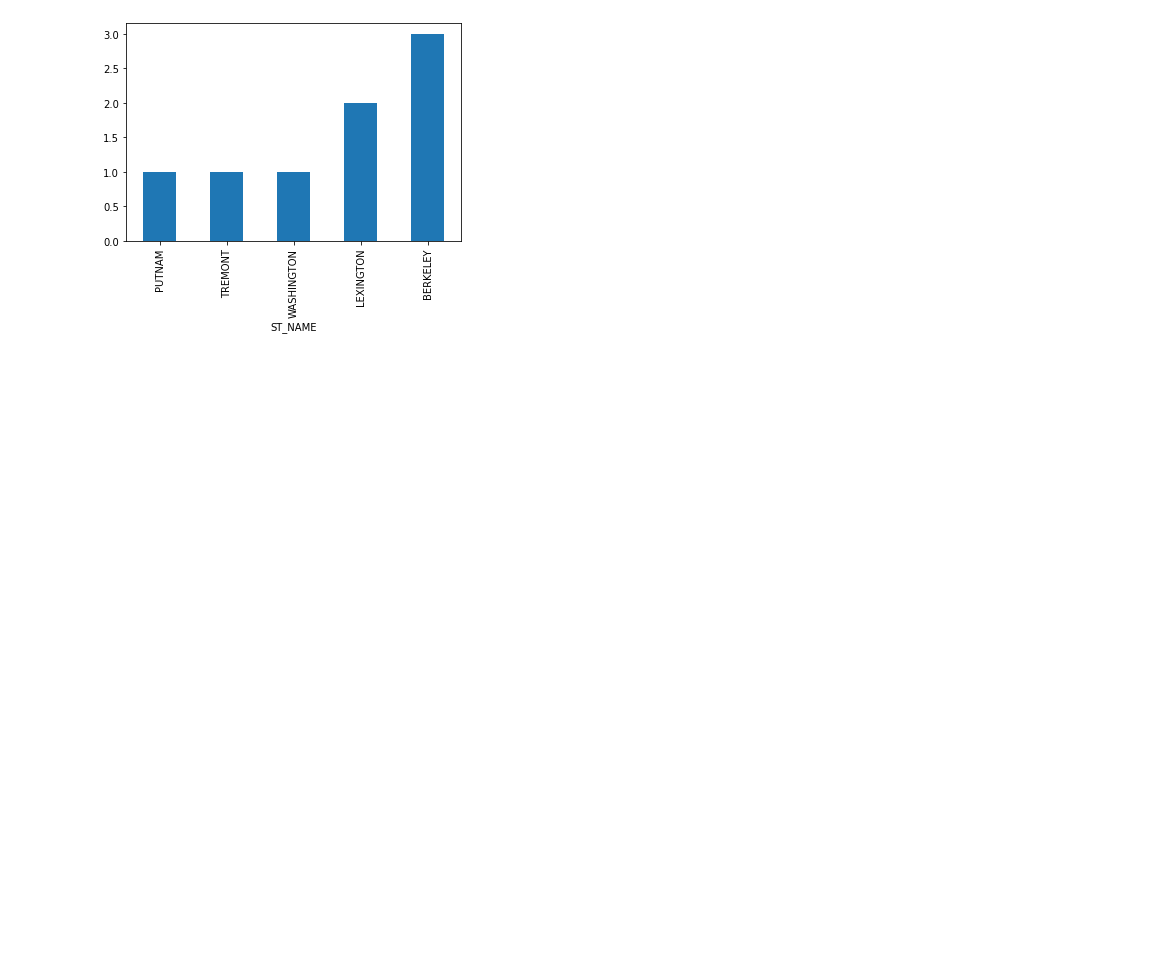
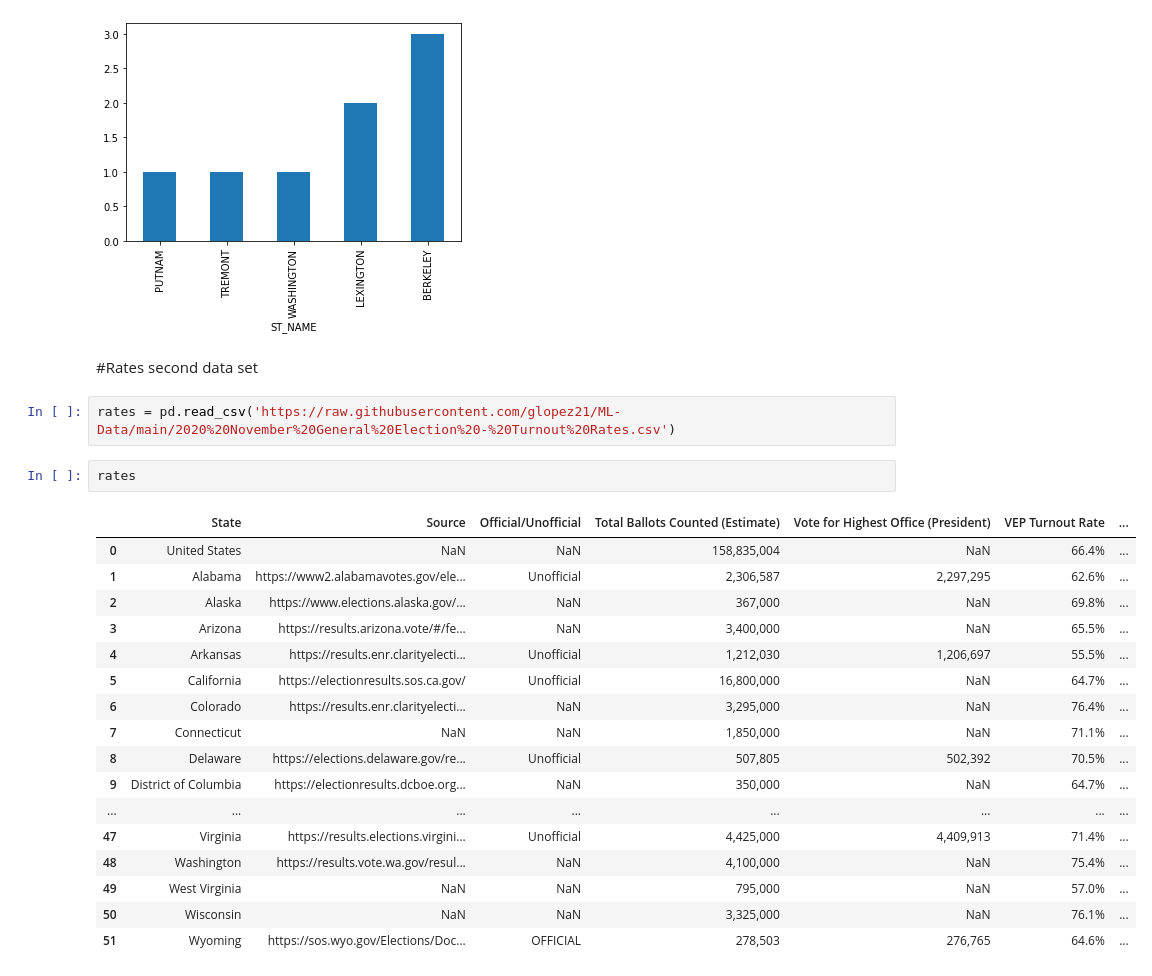
Before and after one commit to Eric1891/Micro-Credential-winter-2022, a Jupyter notebook: Day_7_Group.ipynb, the cells around one changed output. Saved outputs shown, nothing was run; the diff lists cells and outputs as text; blank space fills up the shorter version.

```diff
--- a/Day_7_Group.ipynb
+++ b/Day_7_Group.ipynb
@@ -65,3 +82,27 @@ new_prop.groupby(['ST_NAME'])['SQ_FT'].count().sort_values(ascending = True).plo
 # %% [output]
 <matplotlib.axes._subplots.AxesSubplot at 0x...>
 [figure]
+# %% [markdown]
+#Rates second data set
+# %%
+rates = pd.read_csv('https://raw.githubusercontent.com/glopez21/ML-Data/main/2020%20November%20General%20Election%20-%20Turnout%20Rates.csv')
+# %%
+rates
+# %% [output]
+|  | State | Source | Official/Unofficial | Total Ballots Counted (Estimate) | Vote for Highest Office (President) | VEP Turnout Rate | ... |
+| 0 | United States | NaN | NaN | 158,835,004 | NaN | 66.4% | ... |
+| 1 | Alabama | https://www2.alabamavotes.gov/ele... | Unofficial | 2,306,587 | 2,297,295 | 62.6% | ... |
+| 2 | Alaska | https://www.elections.alaska.gov/... | NaN | 367,000 | NaN | 69.8% | ... |
+| 3 | Arizona | https://results.arizona.vote/#/fe... | NaN | 3,400,000 | NaN | 65.5% | ... |
+| 4 | Arkansas | https://results.enr.clarityelecti... | Unofficial | 1,212,030 | 1,206,697 | 55.5% | ... |
+| 5 | California | https://electionresults.sos.ca.gov/ | Unofficial | 16,800,000 | NaN | 64.7% | ... |
+| 6 | Colorado | https://results.enr.clarityelecti... | NaN | 3,295,000 | NaN | 76.4% | ... |
+| 7 | Connecticut | NaN | NaN | 1,850,000 | NaN | 71.1% | ... |
+| 8 | Delaware | https://elections.delaware.gov/re... | Unofficial | 507,805 | 502,392 | 70.5% | ... |
+| 9 | District of Columbia | https://electionresults.dcboe.org... | NaN | 350,000 | NaN | 64.7% | ... |
+| ... | ... | ... | ... | ... | ... | ... | ... |
+| 47 | Virginia | https://results.elections.virgini... | Unofficial | 4,425,000 | 4,409,913 | 71.4% | ... |
+| 48 | Washington | https://results.vote.wa.gov/resul... | NaN | 4,100,000 | NaN | 75.4% | ... |
+| 49 | West Virginia | NaN | NaN | 795,000 | NaN | 57.0% | ... |
+| 50 | Wisconsin | NaN | NaN | 3,325,000 | NaN | 76.1% | ... |
+| 51 | Wyoming | https://sos.wyo.gov/Elections/Doc... | OFFICIAL | 278,503 | 276,765 | 64.6% | ... |
```
Also changed, not shown: parts of 29 cells of this notebook.
